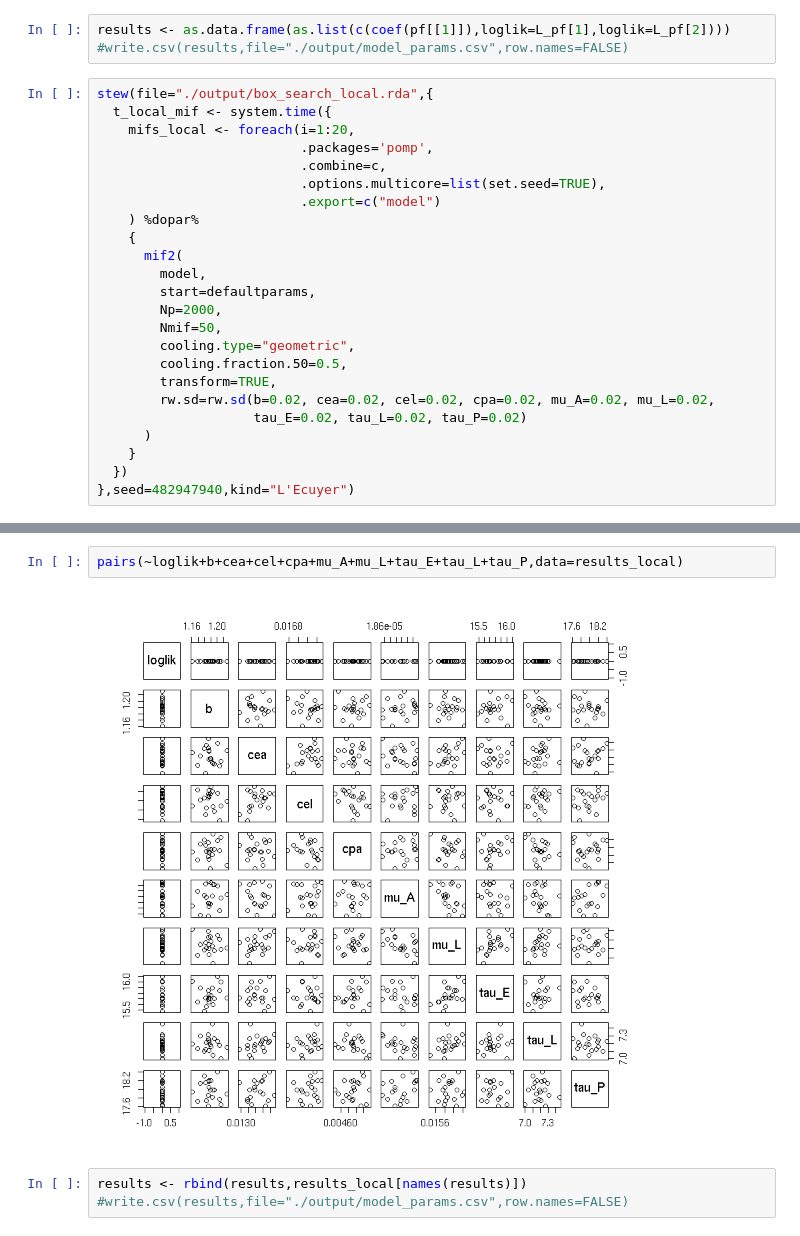
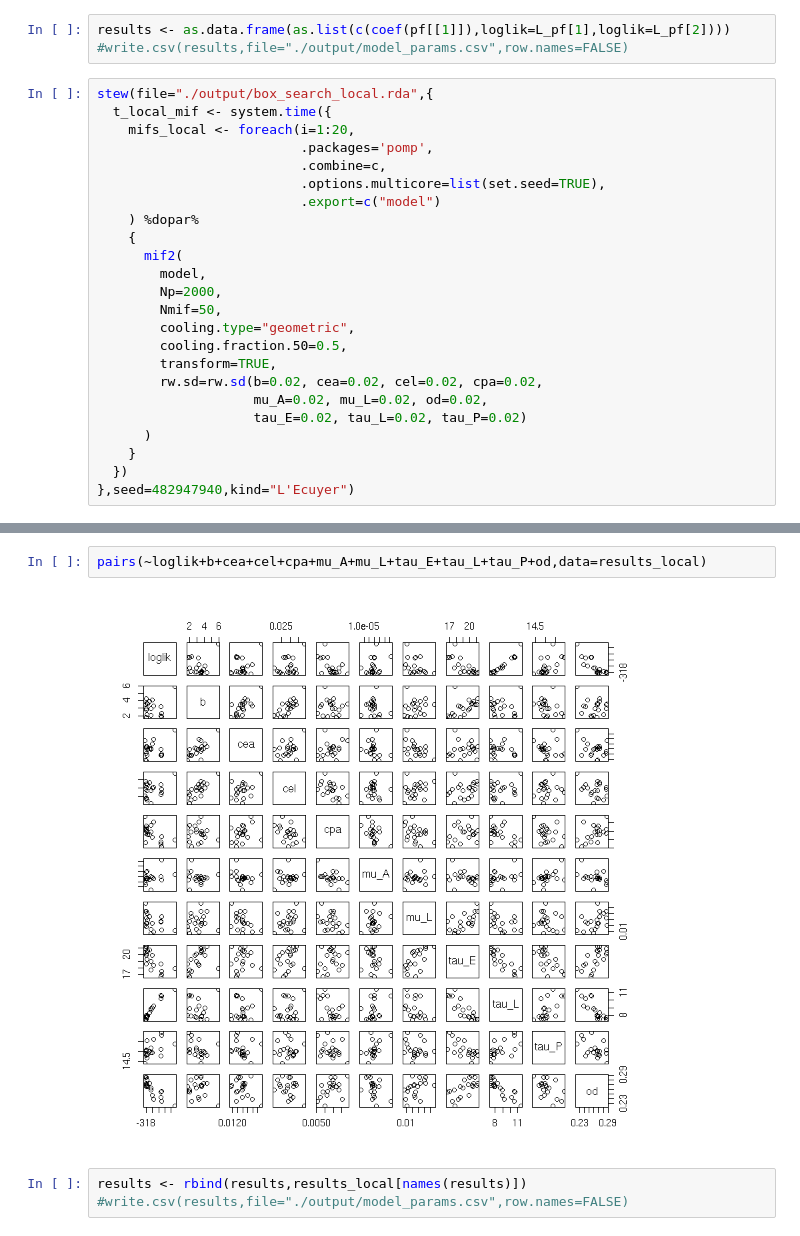
Before and after one commit to ashtonbaker/pomp-practice, a Jupyter notebook: debug/9/Lab Notebook.ipynb, the cells around one changed output, grey strips where cells are left out. Saved outputs shown, nothing was run; the diff lists cells and outputs as text.

```diff
--- a/debug/9/Lab Notebook.ipynb
+++ b/debug/9/Lab Notebook.ipynb
@@ -487,13 +480,13 @@ stew(file="./output/box_search_local.rda",{
     {
       mif2(
         model,
-        start=defaultparams,
         Np=2000,
         Nmif=50,
         cooling.type="geometric",
         cooling.fraction.50=0.5,
         transform=TRUE,
-        rw.sd=rw.sd(b=0.02, cea=0.02, cel=0.02, cpa=0.02, mu_A=0.02, mu_L=0.02,
+        rw.sd=rw.sd(b=0.02, cea=0.02, cel=0.02, cpa=0.02,
+                    mu_A=0.02, mu_L=0.02, od=0.02,
                     tau_E=0.02, tau_L=0.02, tau_P=0.02)
       )
     }
@@ -527,7 +521,7 @@ results_local <- as.data.frame(results_local)
 # %%
-pairs(~loglik+b+cea+cel+cpa+mu_A+mu_L+tau_E+tau_L+tau_P,data=results_local)
+pairs(~loglik+b+cea+cel+cpa+mu_A+mu_L+tau_E+tau_L+tau_P+od,data=results_local)
 # %% [output]
-[figure, old version]
+[figure, new version]
 # %%
 results <- rbind(results,results_local[names(results)])
 #write.csv(results,file="./output/model_params.csv",row.names=FALSE)
```
Also changed, not shown: parts of 23 cells of this notebook, 8 other files.
